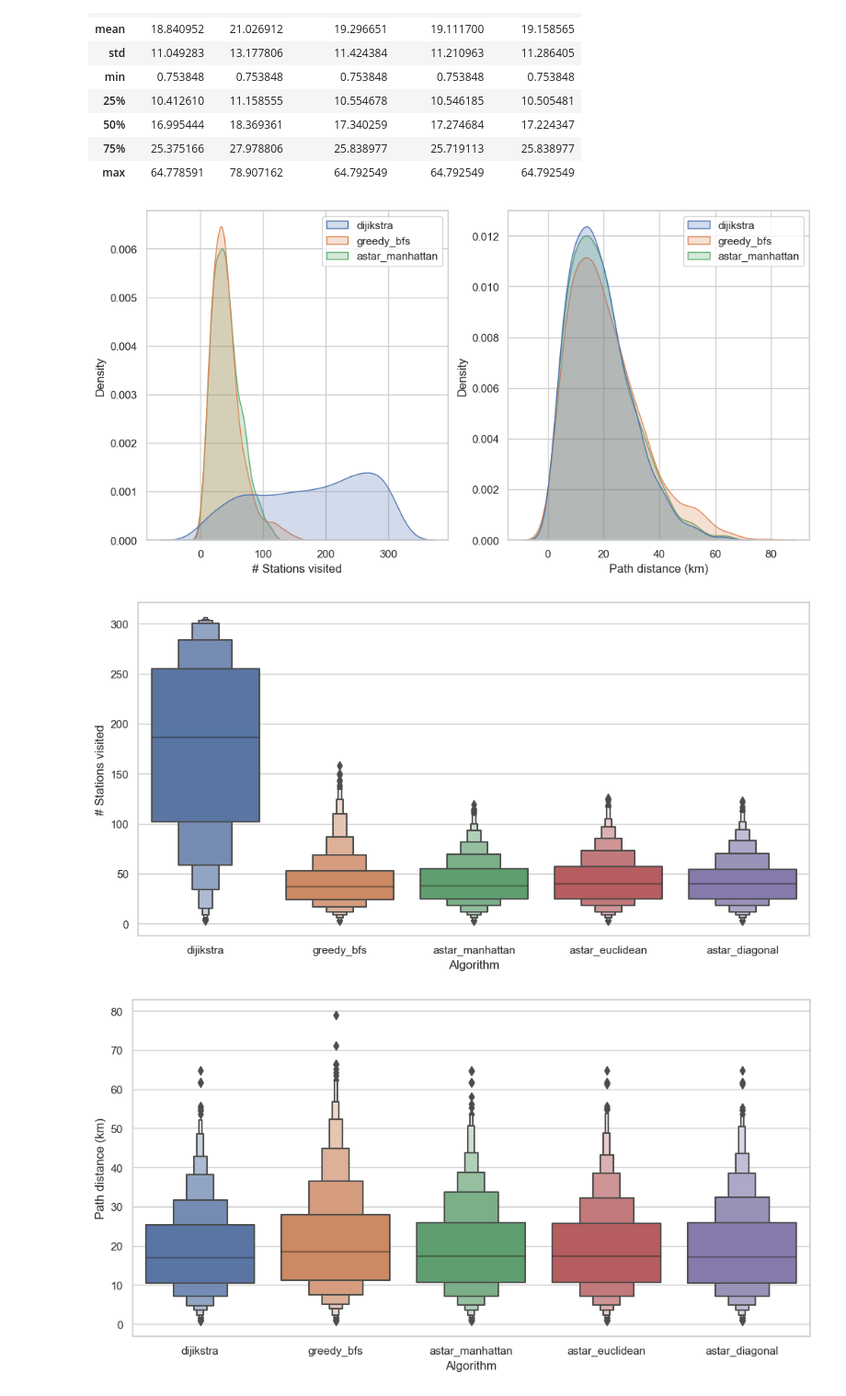
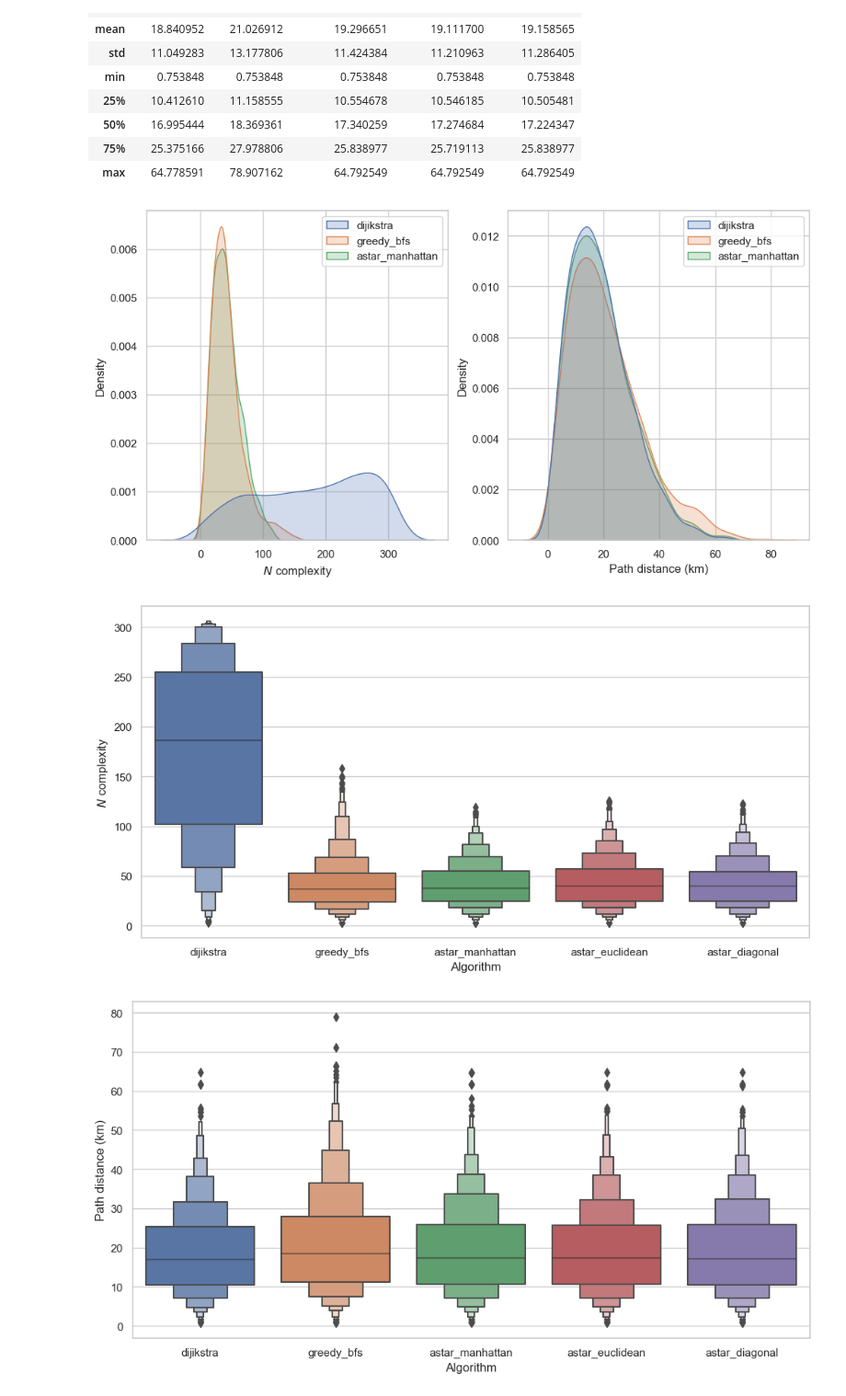
Before and after one commit to SustechSTA303/STA303-Assignment03, a Jupyter notebook: exp1.ipynb, the cells around one changed output. Shown at 92% size. Cells and saved outputs as stored; diff of their text form; code cells hidden in the pictures.

```diff
--- a/exp1.ipynb
+++ b/exp1.ipynb
@@ -90,32 +90,32 @@ dis_df.describe()
 # %%
 # Distribution plot of closize and distance
 df_closize_algs = pd.DataFrame(
     {'dijikstra': closize_df["dijikstra"],
      'greedy_bfs': closize_df["greedy_bfs"],
      'astar_manhattan': closize_df["astar_manhattan"],
     })
 df_distance_algs = pd.DataFrame(
     {'dijikstra': dis_df["dijikstra"],
      'greedy_bfs': dis_df["greedy_bfs"],
      'astar_manhattan': dis_df["astar_manhattan"],
     })
 fig, axes = plt.subplots(1, 2, figsize=(12, 6))
 sns.kdeplot(data=df_closize_algs, fill=True, ax=axes[0])
-axes[0].set_xlabel("# Stations visited")
+axes[0].set_xlabel(r"$N$ complexity")
 sns.kdeplot(data=df_distance_algs, fill=True, ax=axes[1])
 axes[1].set_xlabel("Path distance (km)")
 fig.savefig("./fig/algs_kde.pdf")
 # %% [output]
-[figure, old version]
+[figure, new version]
 # %%
 # Box plot of closize
 fig, ax = plt.subplots(figsize=(12, 6))
 sns.boxenplot(data=closize_df[["dijikstra", "greedy_bfs", "astar_manhattan", "astar_euclidean", "astar_diagonal"]], ax=ax)
 ax.set_xlabel("Algorithm")
-ax.set_ylabel("# Stations visited")
+ax.set_ylabel(r"$N$ complexity")
 fig.savefig("./fig/closize_box.pdf")
 # %% [output]
-[figure, old version]
+[figure, new version]
 # %%
 # Path distance
 fig, ax = plt.subplots(figsize=(12, 6))
```
Also changed, not shown: parts of 1 cell of this notebook, 2 other files.
